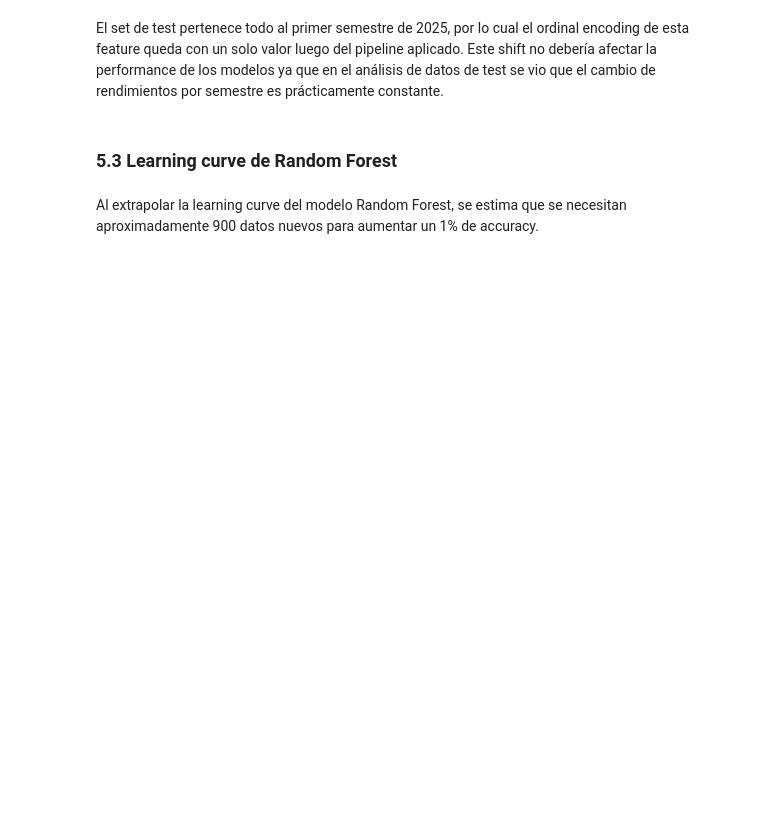
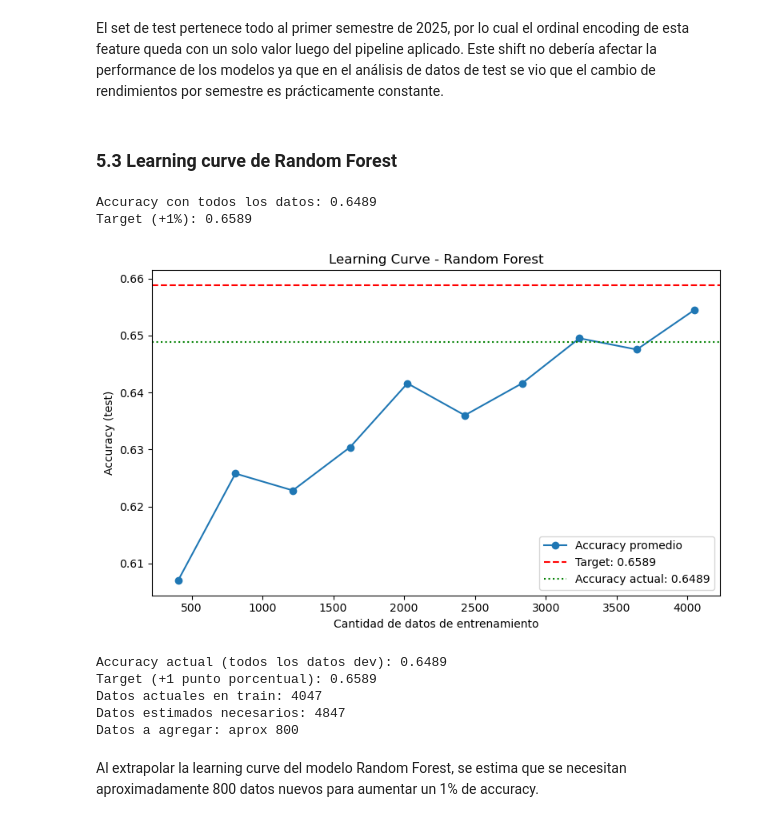
Before and after one commit to sofiyabo/Classification_Models_And_Evaluation-Supervised_Learning, a Jupyter notebook: notebooks/Entrega_TP2.ipynb, the cells around one changed output. Drawn from its saved outputs; the diff is of its cells as text; code cells hidden in the pictures; blank space fills up the shorter version.

```diff
--- a/notebooks/Entrega_TP2.ipynb
+++ b/notebooks/Entrega_TP2.ipynb
@@ -1036,7 +1045,6 @@ y_test_lc = y_dev_mc[test_idx]
 X_train_full = X_dev_mc[train_idx]
 y_train_full = y_dev_mc[train_idx]
 
-# Modelo completo para definir el target
 rf_full = mdls.RandomForest(random_state=42)
 rf_full.set_model(X_train_full, y_train_full)
 acc_full = mtr.accuracy(y_test_lc, rf_full.predict(X_test_lc))
@@ -1044,8 +1052,8 @@ target_acc = acc_full + 0.01
 print(f"Accuracy con todos los datos: {acc_full:.4f}")
 print(f"Target (+1%): {target_acc:.4f}\n")
 
-# Learning curve
-N_RUNS = 5
+#learning curve
+N_RUNS = 3
 train_sizes = np.linspace(0.1, 1.0, 10)
 accuracies = []
 ns = []
@@ -1053,34 +1061,37 @@ ns = []
 for i, frac in enumerate(train_sizes):
     n = int(frac * len(X_train_full))
     acc_runs = []
 
     for run in range(N_RUNS):
         seed = i * N_RUNS + run
         np.random.seed(seed)
         sample_idx = np.random.choice(len(X_train_full), size=n, replace=False)
         X_tr = X_train_full[sample_idx]
         y_tr = y_train_full[sample_idx]
 
         rf = mdls.RandomForest(random_state=seed)
         rf.set_model(X_tr, y_tr)
         acc_runs.append(mtr.accuracy(y_test_lc, rf.predict(X_test_lc)))
 
     acc_mean = np.mean(acc_runs)
     accuracies.append(acc_mean)
     ns.append(n)
-    print(f"n={n}, accuracy={acc_mean:.4f}")
 
 # Graficar
 plt.figure(figsize=(8, 5))
 plt.plot(ns, accuracies, marker='o', label='Accuracy promedio')
 plt.axhline(target_acc, color='r', linestyle='--', label=f'Target: {target_acc:.4f}')
 plt.axhline(acc_full, color='g', linestyle=':', label=f'Accuracy actual: {acc_full:.4f}')
 plt.xlabel("Cantidad de datos de entrenamiento")
 plt.ylabel("Accuracy (test)")
 plt.title("Learning Curve - Random Forest")
 plt.legend()
 plt.tight_layout()
 plt.show()
+# %% [output]
+Accuracy con todos los datos: 0.6489
+Target (+1%): 0.6589
+[figure, added]
 # %%
 ultimos_n = ns[-3:]
 ultimas_acc = accuracies[-3:]
@@ -1098,5 +1109,11 @@ print(f"Target (+1 punto porcentual): {target_acc:.4f}")
 print(f"Datos actuales en train: {len(X_train_full)}")
 print(f"Datos estimados necesarios: {n_extra}")
 print(f"Datos a agregar: aprox {n_extra - len(X_train_full)}")
+# %% [output]
+Accuracy actual (todos los datos dev): 0.6489
+Target (+1 punto porcentual): 0.6589
+Datos actuales en train: 4047
+Datos estimados necesarios: 4847
+Datos a agregar: aprox 800
 # %% [markdown]
-Al extrapolar la learning curve del modelo Random Forest, se estima que se necesitan aproximadamente 900 datos nuevos para aumentar un 1% de accuracy.
+Al extrapolar la learning curve del modelo Random Forest, se estima que se necesitan aproximadamente 800 datos nuevos para aumentar un 1% de accuracy.
```
Also changed, not shown: parts of 3 cells of this notebook, 1 other file.
